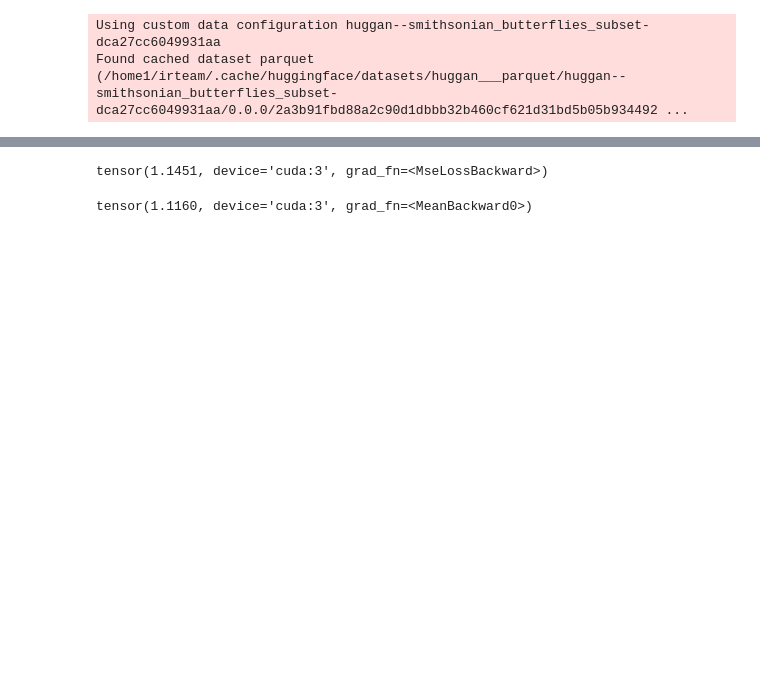
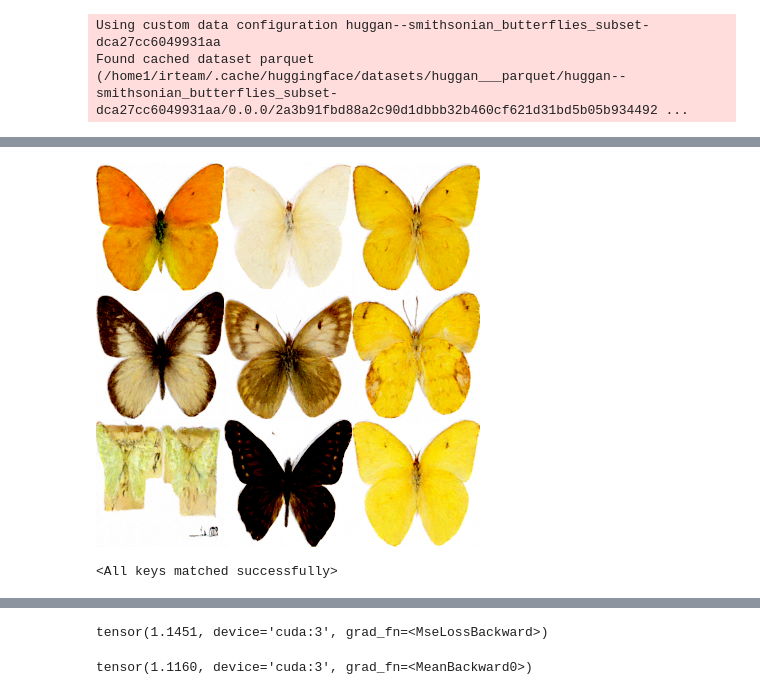
Before and after one commit to LogicBaron/StoneImageCreator, a Jupyter notebook: ddpm/Untitled.ipynb, the cells around one changed output, grey strips where cells are left out. Drawn from its saved outputs; the diff is of its cells as text; code cells hidden in the pictures; blank space fills up the shorter version.

```diff
--- a/ddpm/Untitled.ipynb
+++ b/ddpm/Untitled.ipynb
@@ -50,11 +54,7 @@ to_pil_image(noise)
 # %%
 model = UNet(in_dim=64,
-             dim_mults = (1, 2, 2, 4),
-             is_attn = (False, False, True, False)
+             dim_mults = (1, 2, 4, 8, 16),
+             is_attn = (False, False, False, True, True)
              )
-ddpm_ = DiffusionModel(model = model,
-                      num_timesteps=1000)
-ddpm = DenoiseDiffusion(
-    eps_model = model,
-    n_steps=1000,
-    device=torch.device("cuda:3"))
+diffusion = DiffusionModel(model = model,
+                      num_timesteps=1_000)
@@ -84,0 +85,10 @@ UNet(
+# %%
+x = diffusion.sample(9,3,128)
+# %%
+make_grid(x, 3, 3)
+# %% [output]
+[figure, added]
+# %%
+diffusion.load_state_dict(torch.load("best_model_celeb.pt"))
+# %% [output]
+<All keys matched successfully>
```
Also changed, not shown: parts of 24 cells of this notebook, 7 other files.
